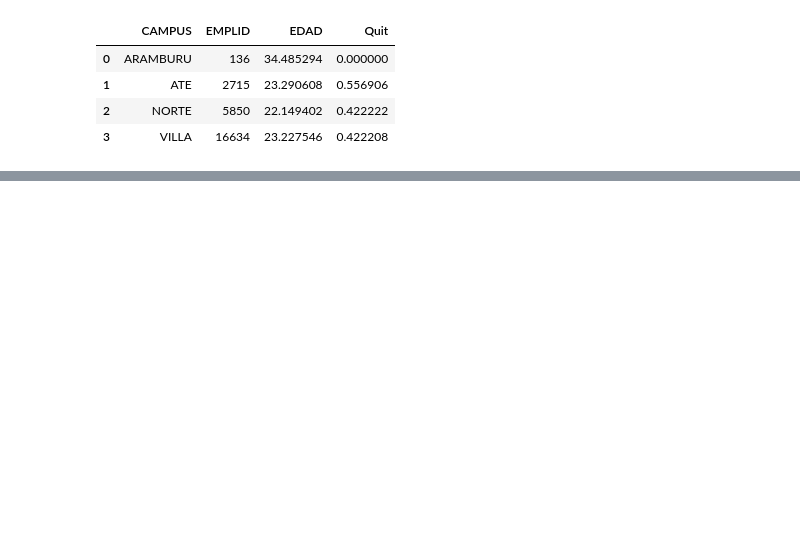
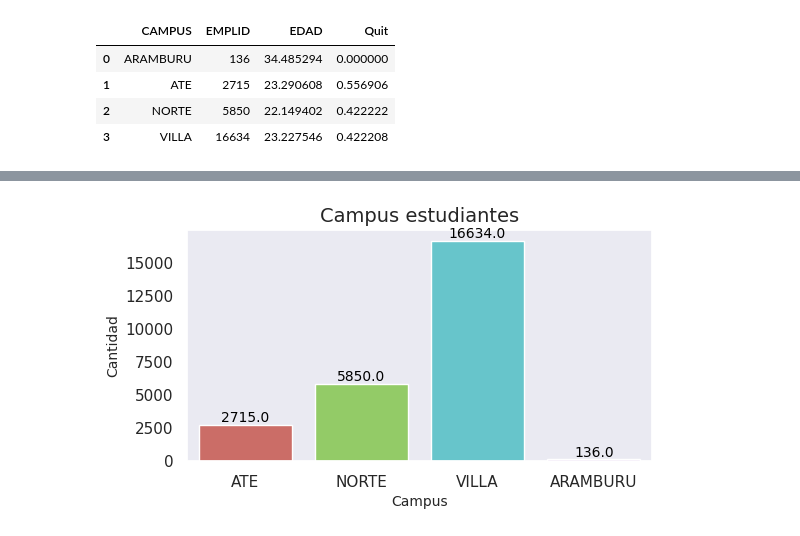
Before and after one commit to pabloosoriodev/dmcmachinelearning, a Jupyter notebook: Analisis.ipynb, the cells around one changed output, grey strips where cells are left out. Cells and saved outputs as stored; diff of their text form; code cells hidden in the pictures; blank space fills up the shorter version.

```diff
--- a/Analisis.ipynb
+++ b/Analisis.ipynb
@@ -97,0 +144,24 @@ data.groupby(['CAMPUS']).agg({"EMPLID":"count",
+# %%
+plt.figure(figsize=(6, 3))  # Tamaño
+
+# Crea un countplot
+ax = sns.countplot(x='CAMPUS', hue='CAMPUS', data=data, palette='hls')
+
+# Personaliza el gráfico
+ax.set_title('Campus estudiantes', fontsize=14)
+ax.set_xlabel('Campus', fontsize=10)
+ax.set_ylabel('Cantidad', fontsize=10)
+
+ax.yaxis.grid(False)
+
+# Agrega etiquetas de valores
+for p in ax.patches:
+    height = p.get_height()
+    ax.annotate(f'{height}', (p.get_x() + p.get_width() / 2., height),
+                ha='center', va='center', fontsize=10, color='black', xytext=(0, 5),
+                textcoords='offset points')
+
+# Muestra el gráfico
+plt.show()
+# %% [output]
+[figure, added]
```
Also changed, not shown: parts of 40 cells of this notebook.
